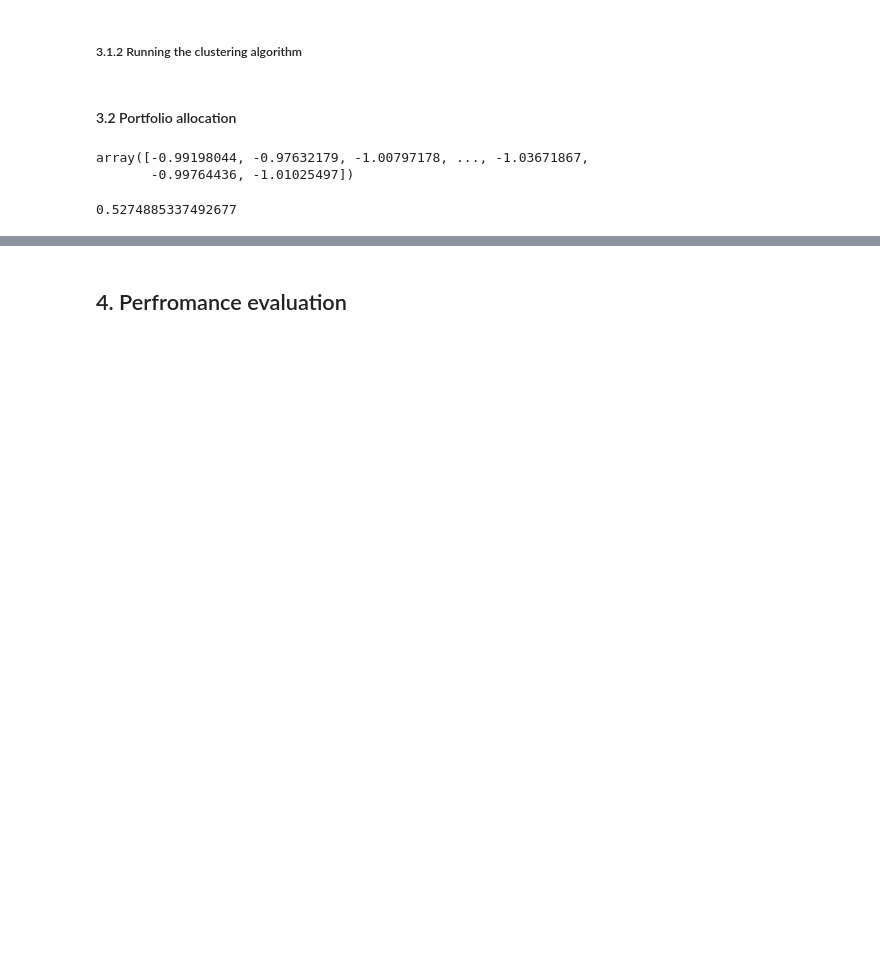
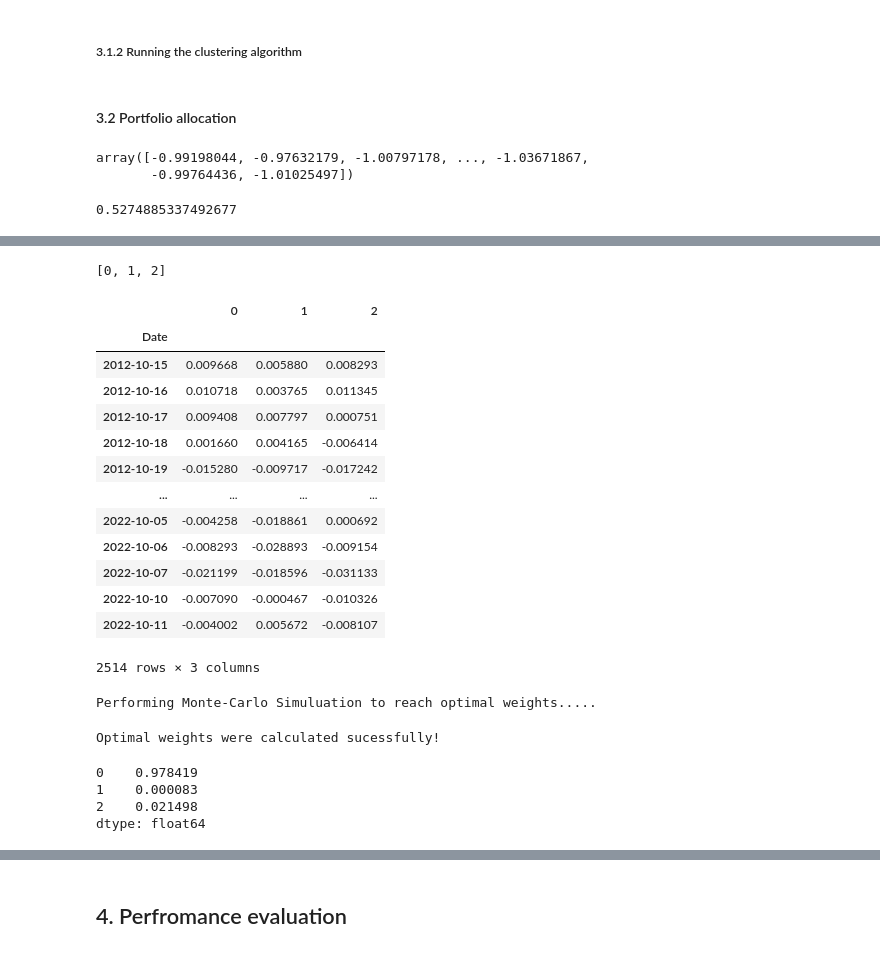
Before and after one commit to dariosandrucci/thesis, a Jupyter notebook: project_notebook.ipynb, the cells around one changed output, grey strips where cells are left out. Cells and saved outputs as stored; diff of their text form; code cells hidden in the pictures; blank space fills up the shorter version.

Commit message:
nco_omega_v02

```diff
--- a/project_notebook.ipynb
+++ b/project_notebook.ipynb
@@ -228,0 +331,6 @@ KeyboardInterrupt:
+# %%
+df_ = df
+df_.columns = list(range(len(df.columns)))
+# %%
+#Long/Short
+w_intra_clusters.loc[clstrs[0],0] = optPortOmega(df_.loc[:,clstrs[0]], 0.5, 300).flatten()
@@ -228,0 +340,3 @@ KeyboardInterrupt:
+# %%
+for i in clstrs:
+    w_intra_clusters.loc[clstrs[i],i] = optPortOmega(df_.loc[:,clstrs[i]], 0.5, 300).flatten()
@@ -228,0 +350,39 @@ KeyboardInterrupt:
+# %%
+list(range(len(clstrs)))
+# %% [output]
+[0, 1, 2]
+# %%
+intra_returns = pd.DataFrame(0, index = df.index, columns = list(range(len(clstrs))))
+
+for i in range(len(clstrs)):
+    intra_returns.loc[:,i] = pd.Series(df_.apply(lambda row: np.average(row, weights = w_intra_clusters.loc[:,i]), axis=1))
+# %%
+intra_returns
+# %% [output]
+|  | 0 | 1 | 2 |
+| Date |  |  |  |
+| 2012-10-15 | 0.009668 | 0.005880 | 0.008293 |
+| 2012-10-16 | 0.010718 | 0.003765 | 0.011345 |
+| 2012-10-17 | 0.009408 | 0.007797 | 0.000751 |
+| 2012-10-18 | 0.001660 | 0.004165 | -0.006414 |
+| 2012-10-19 | -0.015280 | -0.009717 | -0.017242 |
+| ... | ... | ... | ... |
+| 2022-10-05 | -0.004258 | -0.018861 | 0.000692 |
+| 2022-10-06 | -0.008293 | -0.028893 | -0.009154 |
+| 2022-10-07 | -0.021199 | -0.018596 | -0.031133 |
+| 2022-10-10 | -0.007090 | -0.000467 | -0.010326 |
+| 2022-10-11 | -0.004002 | 0.005672 | -0.008107 |
+2514 rows × 3 columns
+# %%
+#Long/Short
+w_inter_clusters = pd.Series(optPortOmega(intra_returns, 0.5, iterations = 100).flatten(), index=intra_returns.columns)
+# %% [output]
+Performing Monte-Carlo Simuluation to reach optimal weights.....
+Optimal weights were calculated sucessfully!
+# %%
+w_inter_clusters
+# %% [output]
+0    0.978419
+1    0.000083
+2    0.021498
+dtype: float64
```
Also changed, not shown: parts of 13 cells of this notebook, 3 other files.
